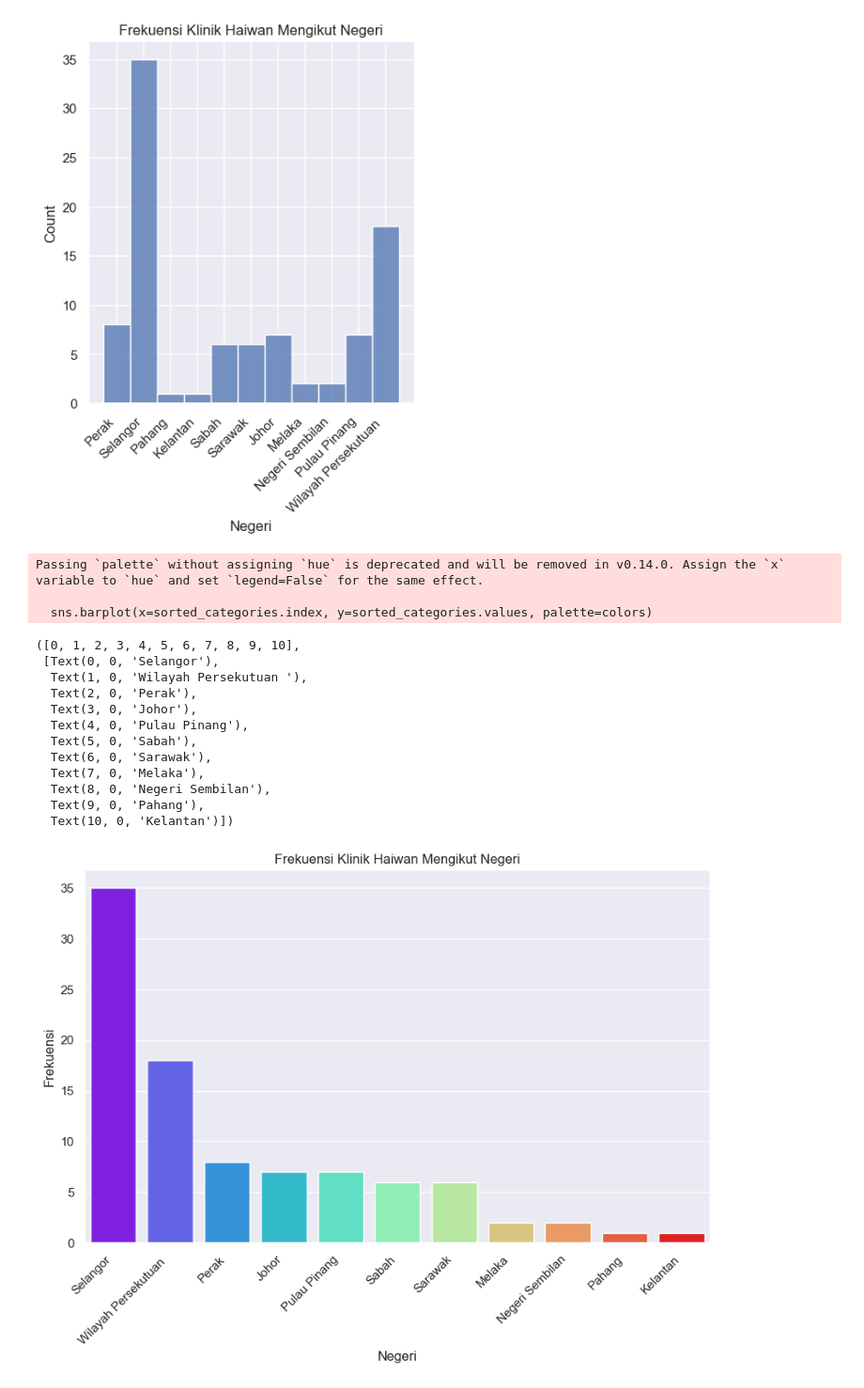
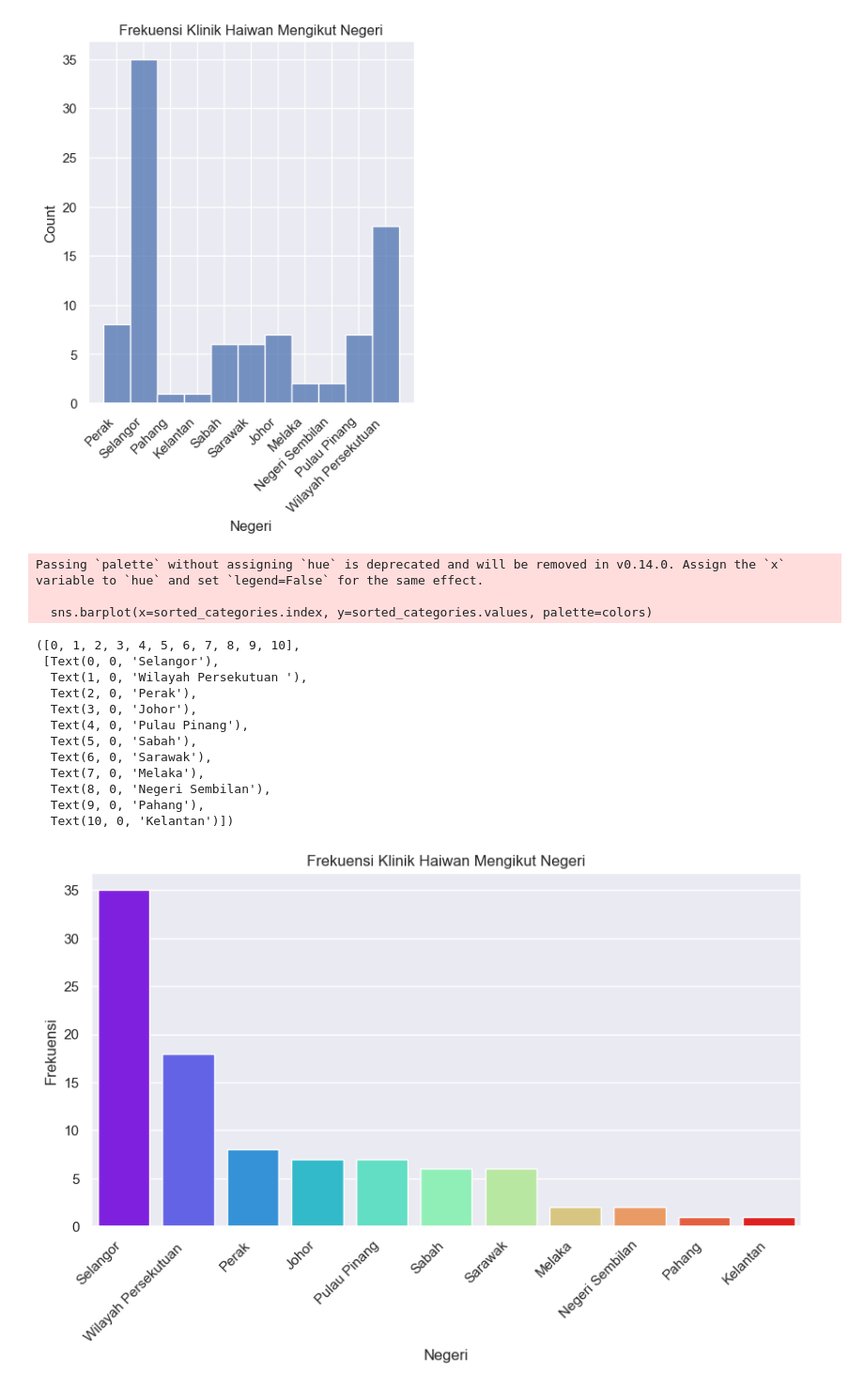
Before and after one commit to oishylea/MalaysiaVetServices, a Jupyter notebook: MalaysiaVetServices.ipynb, the cells around one changed output. Shown: that part at 94% size. Drawn from its saved outputs; the diff is of its cells as text; code cells hidden in the pictures.

```diff
--- a/MalaysiaVetServices.ipynb
+++ b/MalaysiaVetServices.ipynb
@@ -457,32 +457,32 @@ Text(0.5, 1.0, 'Frekuensi Klinik Haiwan Mengikut Negeri')
 category_counts = vet['Negeri'].value_counts()
 
 sorted_categories = category_counts.sort_values(ascending=False)
 
 num_bars = len(sorted_categories)
 colors = plt.cm.rainbow(np.linspace(0, 1, num_bars))
 
-plt.figure(figsize=(10, 6))
+plt.figure(figsize=(10, 5))
 sns.barplot(x=sorted_categories.index, y=sorted_categories.values, palette=colors)
 
 # Set the title and labels
 plt.title('Frekuensi Klinik Haiwan Mengikut Negeri')
 plt.xlabel('Negeri')
 plt.ylabel('Frekuensi')
 plt.xticks(rotation=45, ha='right')
 # %% [output]
 Passing `palette` without assigning `hue` is deprecated and will be removed in v0.14.0. Assign the `x` variable to `hue` and set `legend=False` for the same effect.
 
   sns.barplot(x=sorted_categories.index, y=sorted_categories.values, palette=colors)
 ([0, 1, 2, 3, 4, 5, 6, 7, 8, 9, 10],
  [Text(0, 0, 'Selangor'),
   Text(1, 0, 'Wilayah Persekutuan '),
   Text(2, 0, 'Perak'),
   Text(3, 0, 'Johor'),
   Text(4, 0, 'Pulau Pinang'),
   Text(5, 0, 'Sabah'),
   Text(6, 0, 'Sarawak'),
   Text(7, 0, 'Melaka'),
   Text(8, 0, 'Negeri Sembilan'),
   Text(9, 0, 'Pahang'),
   Text(10, 0, 'Kelantan')])
-[figure, old version]
+[figure, new version]
```
Also changed, not shown: parts of 4 cells of this notebook.
